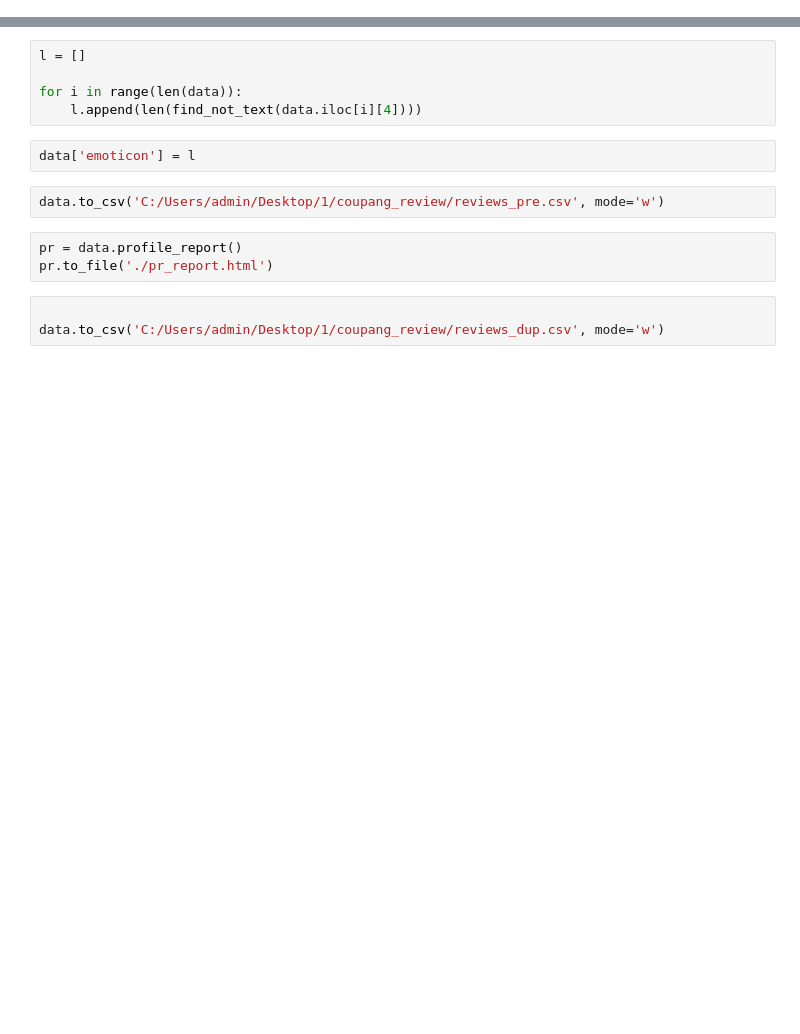
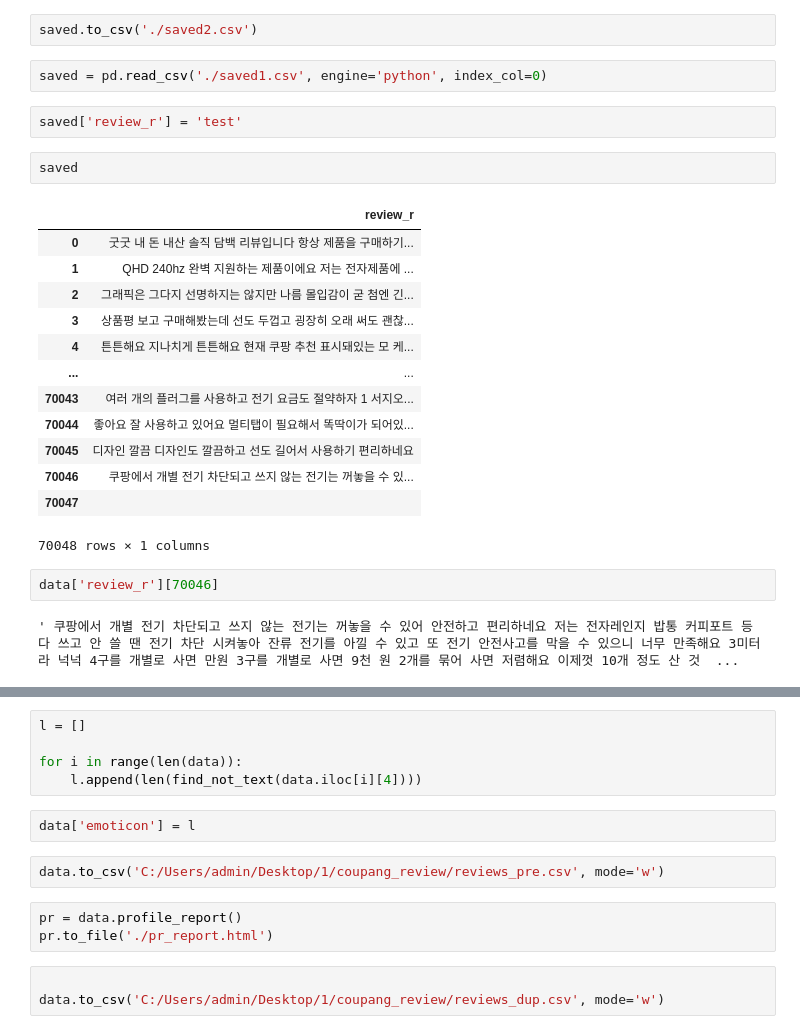
Before and after one commit to cgoeun/coupang_review, a Jupyter notebook: test.ipynb, the cells around one changed output, grey strips where cells are left out. Drawn from its saved outputs; the diff is of its cells as text; blank space fills up the shorter version.

```diff
--- a/test.ipynb
+++ b/test.ipynb
@@ -23,0 +112,26 @@ def find_text(text):
+# %%
+saved.to_csv('./saved2.csv')
+# %%
+saved = pd.read_csv('./saved1.csv', engine='python', index_col=0)
+# %%
+saved['review_r'] = 'test'
+# %%
+saved
+# %% [output]
+|  | review_r |
+| 0 | 굿굿 내 돈 내산 솔직 담백 리뷰입니다 항상 제품을 구매하기... |
+| 1 | QHD 240hz 완벽 지원하는 제품이에요 저는 전자제품에 ... |
+| 2 | 그래픽은 그다지 선명하지는 않지만 나름 몰입감이 굳 첨엔 긴... |
+| 3 | 상품평 보고 구매해봤는데 선도 두껍고 굉장히 오래 써도 괜찮... |
+| 4 | 튼튼해요 지나치게 튼튼해요 현재 쿠팡 추천 표시돼있는 모 케... |
+| ... | ... |
+| 70043 | 여러 개의 플러그를 사용하고 전기 요금도 절약하자 1 서지오... |
+| 70044 | 좋아요 잘 사용하고 있어요 멀티탭이 필요해서 똑딱이가 되어있... |
+| 70045 | 디자인 깔끔 디자인도 깔끔하고 선도 길어서 사용하기 편리하네요 |
+| 70046 | 쿠팡에서 개별 전기 차단되고 쓰지 않는 전기는 꺼놓을 수 있... |
+| 70047 |  |
+70048 rows × 1 columns
+# %%
+data['review_r'][70046]
+# %% [output]
+' 쿠팡에서 개별 전기 차단되고 쓰지 않는 전기는 꺼놓을 수 있어 안전하고 편리하네요 저는 전자레인지 밥통 커피포트 등 다 쓰고 안 쓸 땐 전기 차단 시켜놓아 잔류 전기를 아낄 수 있고 또 전기 안전사고를 막을 수 있으니 너무 만족해요 3미터라 넉넉 4구를 개별로 사면 만원 3구를 개별로 사면 9천 원 2개를 묶어 사면 저렴해요 이제껏 10개 정도 산 것  ...
```
Also changed, not shown: parts of 73 cells of this notebook, 2 other files.
